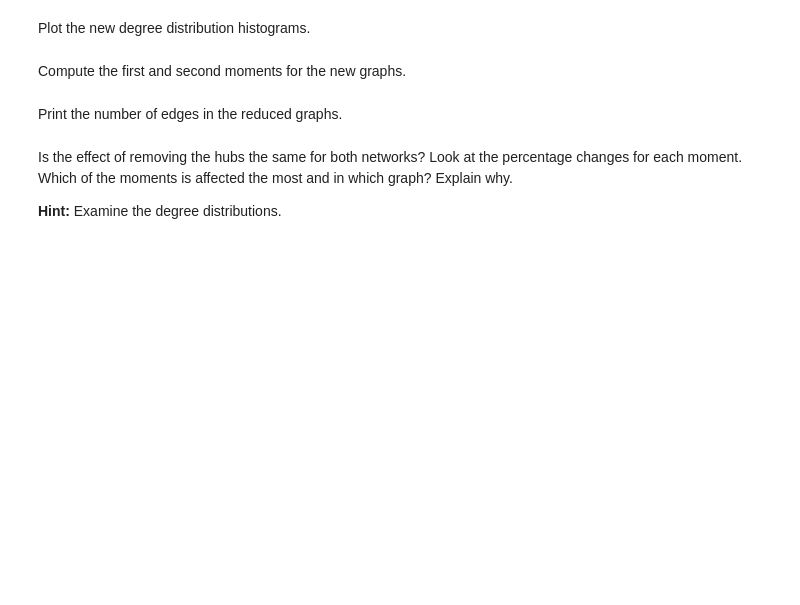
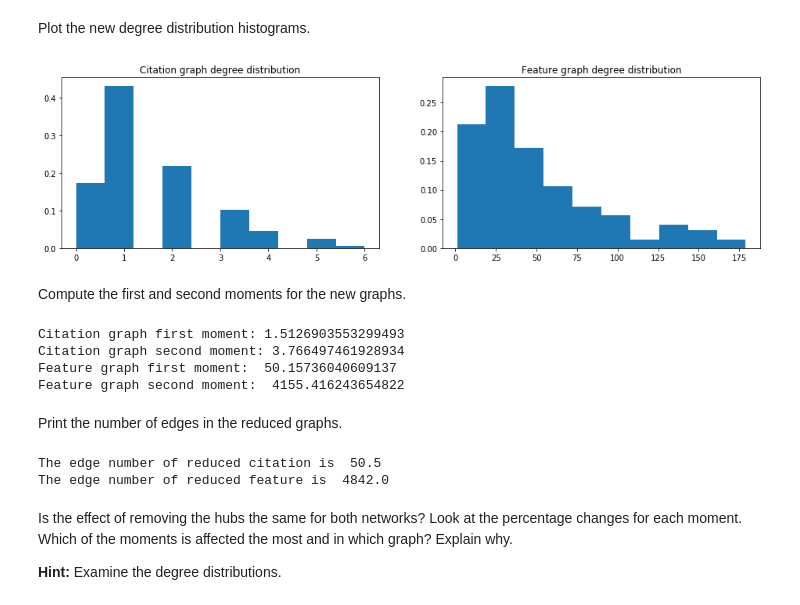
Before and after one commit to Sytta/ntds_2019, a Jupyter notebook: assignments/1_network_science.ipynb, the cells around one changed output. Saved outputs shown, nothing was run; the diff lists cells and outputs as text; code cells hidden in the pictures; blank space fills up the shorter version.

```diff
--- a/assignments/1_network_science.ipynb
+++ b/assignments/1_network_science.ipynb
@@ -220,29 +243,36 @@ axes[1, 1].spy(reduced_A_citation);
 # %% [markdown]
 Plot the new degree distribution histograms.
 # %%
-reduced_degrees_feat = # Your code here.
-reduced_degrees_cit = # Your code here.
+reduced_degrees_feat = reduced_A_feature.sum(axis=0) # Your code here.
+reduced_degrees_cit = reduced_A_citation.sum(axis=0)# Your code here.
 
 deg_hist_normalization = np.ones(reduced_degrees_feat.shape[0])/reduced_degrees_feat.shape[0]
 
 fig, axes = plt.subplots(1, 2, figsize=(16, 4))
 axes[0].set_title('Citation graph degree distribution')
 axes[0].hist(reduced_degrees_cit, weights=deg_hist_normalization);
 axes[1].set_title('Feature graph degree distribution')
 axes[1].hist(reduced_degrees_feat, weights=deg_hist_normalization);
+# %% [output]
+[figure, added]
 # %% [markdown]
 Compute the first and second moments for the new graphs.
 # %%
-reduced_cit_moment_1 = # Your code here.
-reduced_cit_moment_2 = # Your code here.
+reduced_cit_moment_1 = reduced_degrees_cit.sum()/len(reduced_degrees_cit)# Your code here.
+reduced_cit_moment_2 = (reduced_degrees_cit**2).sum()/len(reduced_degrees_cit)# Your code here.
 
-reduced_feat_moment_1 = # Your code here.
-reduced_feat_moment_2 = # Your code here.
+reduced_feat_moment_1 = reduced_degrees_feat.sum()/len(reduced_degrees_feat)# Your code here.
+reduced_feat_moment_2 = (reduced_degrees_feat**2).sum()/len(reduced_degrees_feat)# Your code here.
 
 
 print("Citation graph first moment:", reduced_cit_moment_1)
 print("Citation graph second moment:", reduced_cit_moment_2)
 print("Feature graph first moment: ", reduced_feat_moment_1)
 print("Feature graph second moment: ", reduced_feat_moment_2)
+# %% [output]
+Citation graph first moment: 1.5126903553299493
+Citation graph second moment: 3.766497461928934
+Feature graph first moment:  50.15736040609137
+Feature graph second moment:  4155.416243654822
 # %% [markdown]
 Print the number of edges in the reduced graphs.
@@ -251,3 +279,9 @@ Print the number of edges in the reduced graphs.
+# %%
+print("The edge number of reduced citation is ", (reduced_A_citation.sum() - reduced_A_citation.shape[0])/2)
+print("The edge number of reduced feature is ", (reduced_A_feature.sum() - reduced_A_feature.shape[0])/2)# Your code here
+# %% [output]
+The edge number of reduced citation is  50.5
+The edge number of reduced feature is  4842.0
 # %% [markdown]
 Is the effect of removing the hubs the same for both networks? Look at the percentage changes for each moment. Which of the moments is affected the most and in which graph? Explain why.
 
```
Also changed, not shown: parts of 10 cells of this notebook.
